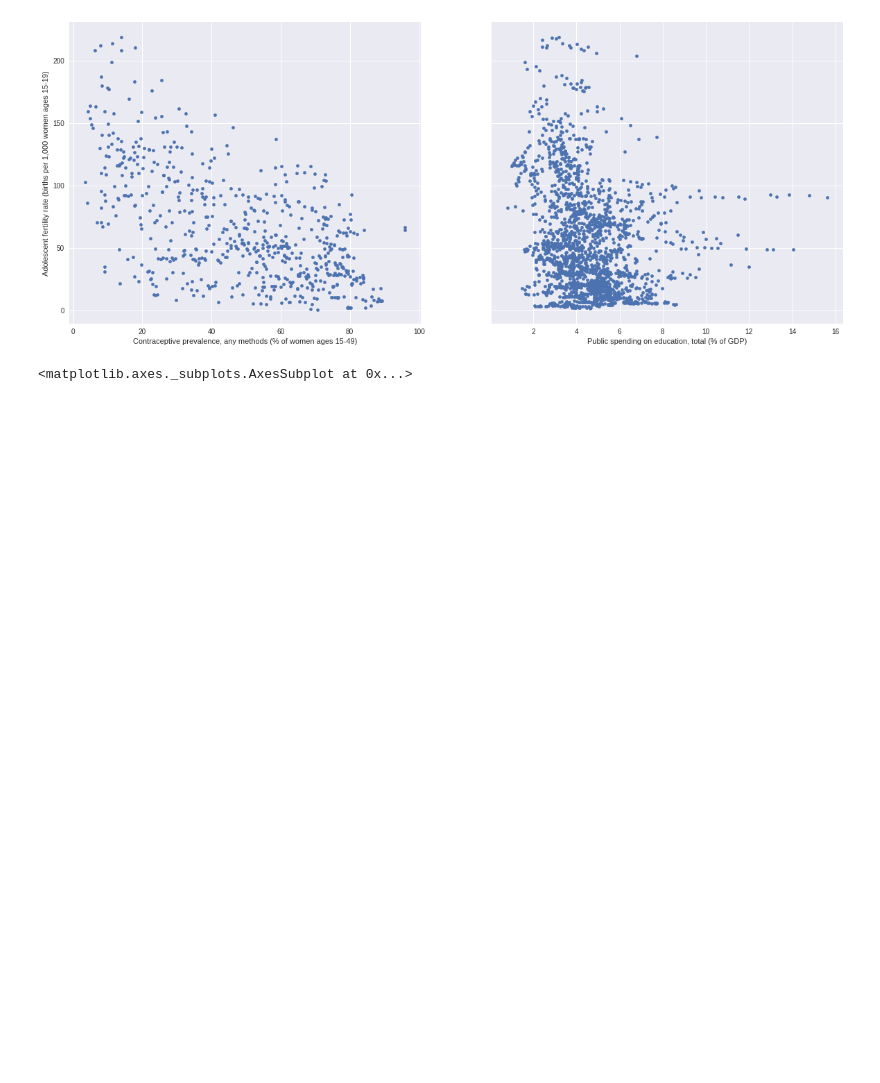
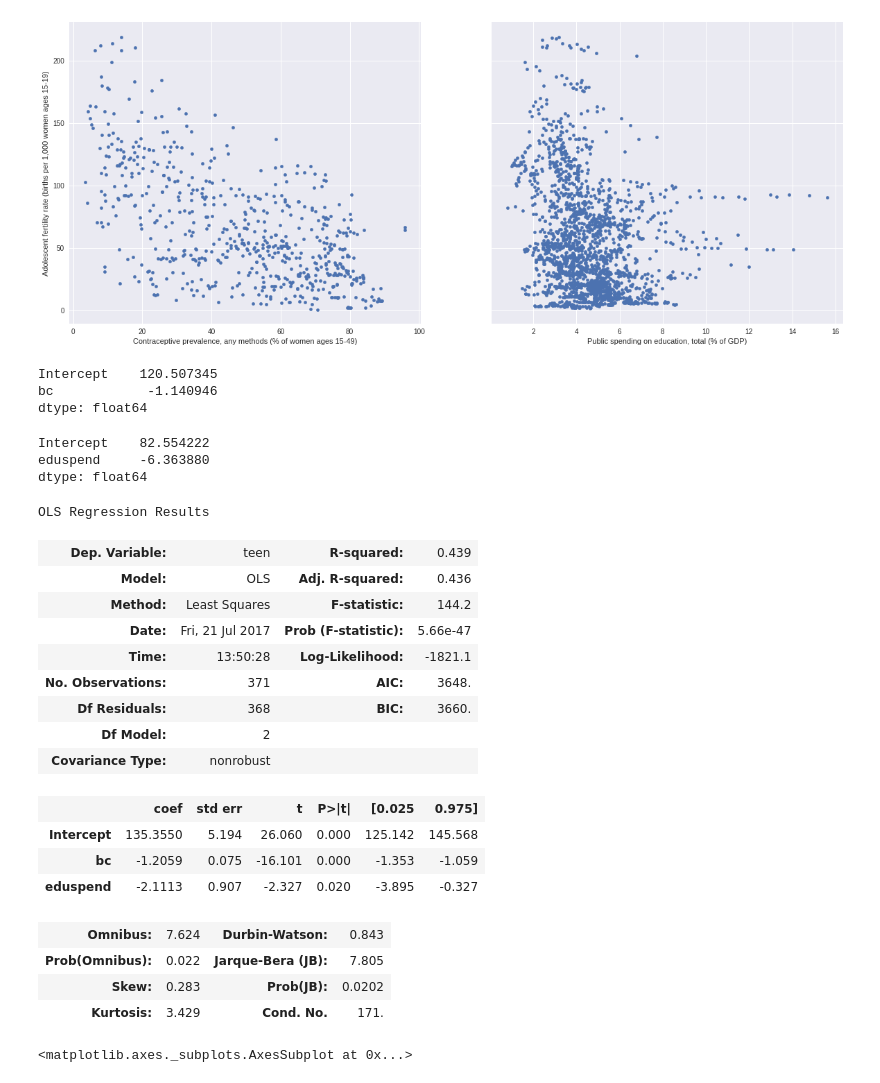
Before and after one commit to circushaase/Capstone-1_WorldBank_GenderData, a Jupyter notebook: InferentialStats.ipynb, the cells around one changed output. Drawn from its saved outputs; the diff is of its cells as text; code cells hidden in the pictures; blank space fills up the shorter version.

```diff
--- a/InferentialStats.ipynb
+++ b/InferentialStats.ipynb
@@ -135,12 +149,12 @@ axis[3].set_ylim([0, 1000])
 (0, 1000)
 [figure]
 # %%
-corr['litfemale'] = df['Literacy rate, adult female (% of females ages 15 and above)']
-corr['litmale'] = df['Literacy rate, adult male (% of males ages 15 and above)']
-corr['youthfemale'] = df['Literacy rate, youth female (% of females ages 15-24)']
-corr['youthmale'] = df['Literacy rate, youth male (% of males ages 15-24)']
+focus['litfemale'] = df['Literacy rate, adult female (% of females ages 15 and above)']
+focus['litmale'] = df['Literacy rate, adult male (% of males ages 15 and above)']
+focus['youthfemale'] = df['Literacy rate, youth female (% of females ages 15-24)']
+focus['youthmale'] = df['Literacy rate, youth male (% of males ages 15-24)']
 
-femlit = smf.ols(formula='litfemale ~ matdeath', data=corr).fit()
+femlit = smf.ols(formula='litfemale ~ matdeath', data=focus).fit()
 femlit.params
 # %% [output]
 Intercept    91.282843
@@ -175,6 +189,45 @@ df.plot(kind='scatter', x='Public spending on education, total (% of GDP)', y='A
 # %% [output]
 <matplotlib.axes._subplots.AxesSubplot at 0x...>
 [figure]
+# %%
+#Adolescent Fertility dependence on Contraceptive Prevalence
+teenbc = smf.ols(formula='teen ~ bc', data=focus).fit()
+teenbc.params
+# %% [output]
+Intercept    120.507345
+bc            -1.140946
+dtype: float64
+# %%
+#Adolescent Fertility dependence on Public Education Spending
+teenedu = smf.ols(formula='teen ~ eduspend', data=focus).fit()
+teenedu.params
+# %% [output]
+Intercept    82.554222
+eduspend     -6.363880
+dtype: float64
+# %%
+teenfert = smf.ols(formula='teen ~ bc + eduspend', data=focus)
+line = teenfert.fit()
+line.summary()
+# %% [output]
+OLS Regression Results
+| Dep. Variable: | teen | R-squared: | 0.439 |
+| Model: | OLS | Adj. R-squared: | 0.436 |
+| Method: | Least Squares | F-statistic: | 144.2 |
+| Date: | Fri, 21 Jul 2017 | Prob (F-statistic): | 5.66e-47 |
+| Time: | 13:50:28 | Log-Likelihood: | -1821.1 |
+| No. Observations: | 371 | AIC: | 3648. |
+| Df Residuals: | 368 | BIC: | 3660. |
+| Df Model: | 2 |  |  |
+| Covariance Type: | nonrobust |  |  |
+|  | coef | std err | t | P>|t| | [0.025 | 0.975] |
+| Intercept | 135.3550 | 5.194 | 26.060 | 0.000 | 125.142 | 145.568 |
+| bc | -1.2059 | 0.075 | -16.101 | 0.000 | -1.353 | -1.059 |
+| eduspend | -2.1113 | 0.907 | -2.327 | 0.020 | -3.895 | -0.327 |
+| Omnibus: | 7.624 | Durbin-Watson: | 0.843 |
+| Prob(Omnibus): | 0.022 | Jarque-Bera (JB): | 7.805 |
+| Skew: | 0.283 | Prob(JB): | 0.0202 |
+| Kurtosis: | 3.429 | Cond. No. | 171. |
 # %%
 # visualize the relationship between Maternal Mortality vs Public Education Spending, Contraceptive use, and Adolescent Fertility using scatterplots
 fig, axs = plt.subplots(1, 3, sharey=True)
```
Also changed, not shown: parts of 23 cells of this notebook.
